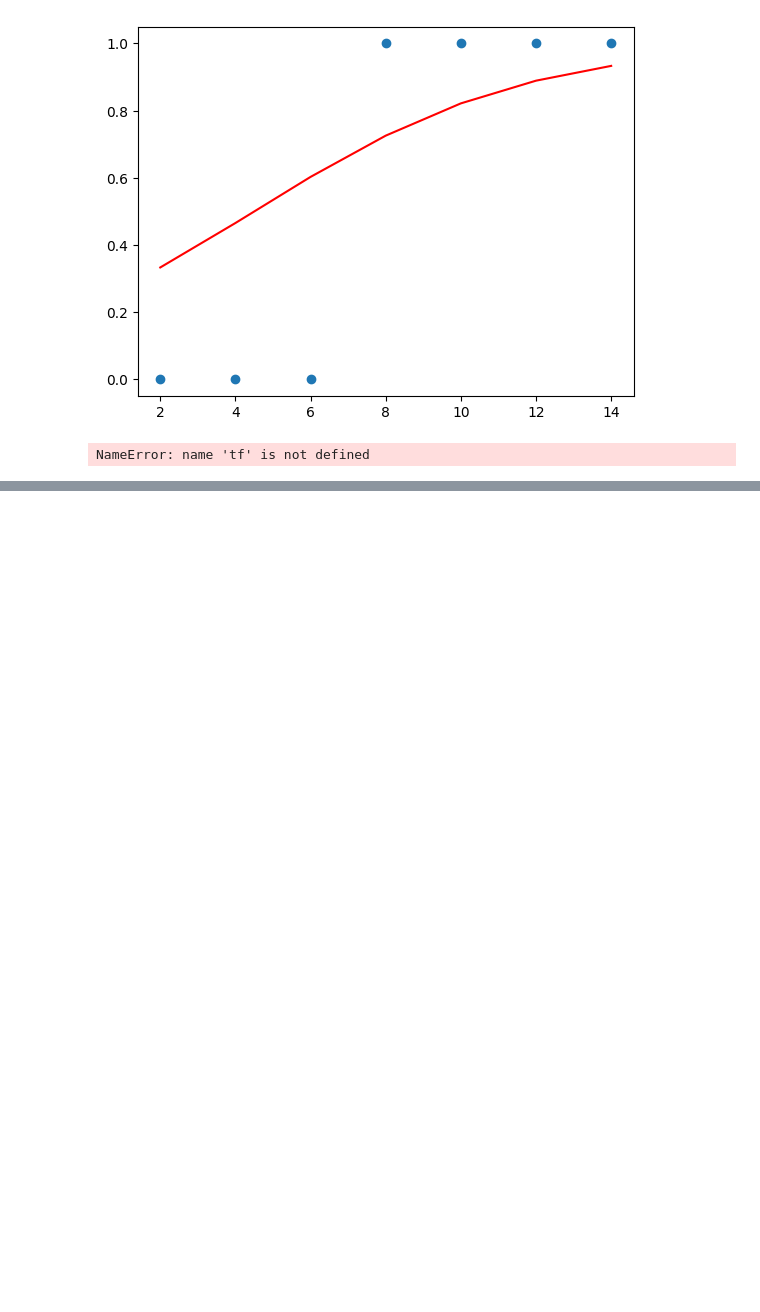
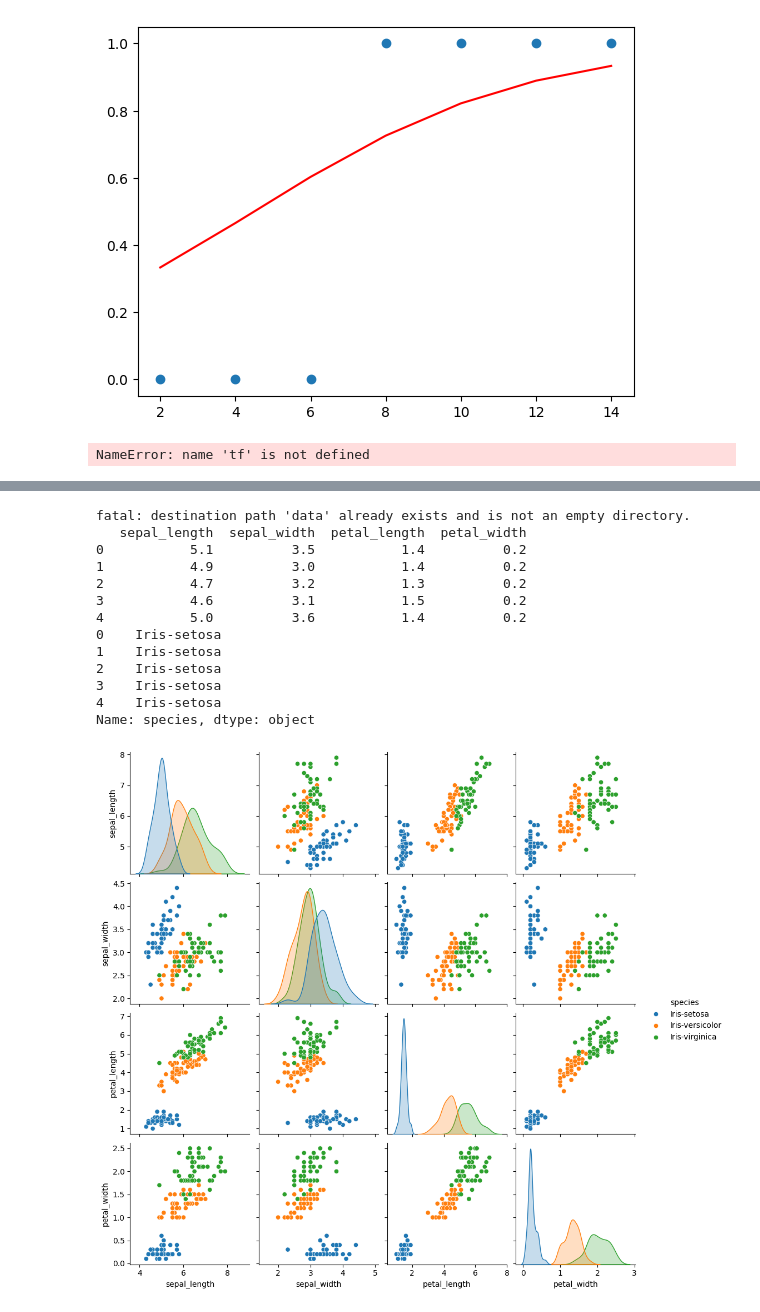
Before and after one commit to sumin-hwang/Do_It_Deeplearning, a Jupyter notebook: DeepLearning_gb.ipynb, the cells around one changed output, grey strips where cells are left out. Saved outputs shown, nothing was run; the diff lists cells and outputs as text; code cells hidden in the pictures; blank space fills up the shorter version.

```diff
--- a/DeepLearning_gb.ipynb
+++ b/DeepLearning_gb.ipynb
@@ -307,0 +488,33 @@ NameError: name 'tf' is not defined
+# %%
+import pandas as pd
+import seaborn as sns
+import matplotlib.pyplot as plt
+
+!git clone https://github.com/taehojo/data.git
+
+df = pd.read_csv('./data/iris3.csv')
+df.head()
+
+sns.pairplot(df, hue='species')
+#plt.show()
+
+X = df.iloc[:, 0:4]
+y = df.iloc[:, 4]
+
+print(X[0:5])
+print(y[0:5])
+# %% [output]
+fatal: destination path 'data' already exists and is not an empty directory.
+   sepal_length  sepal_width  petal_length  petal_width
+0           5.1          3.5           1.4          0.2
+1           4.9          3.0           1.4          0.2
+2           4.7          3.2           1.3          0.2
+3           4.6          3.1           1.5          0.2
+4           5.0          3.6           1.4          0.2
+0    Iris-setosa
+1    Iris-setosa
+2    Iris-setosa
+3    Iris-setosa
+4    Iris-setosa
+Name: species, dtype: object
+[figure, added]
```
Also changed, not shown: parts of 9 cells of this notebook.
